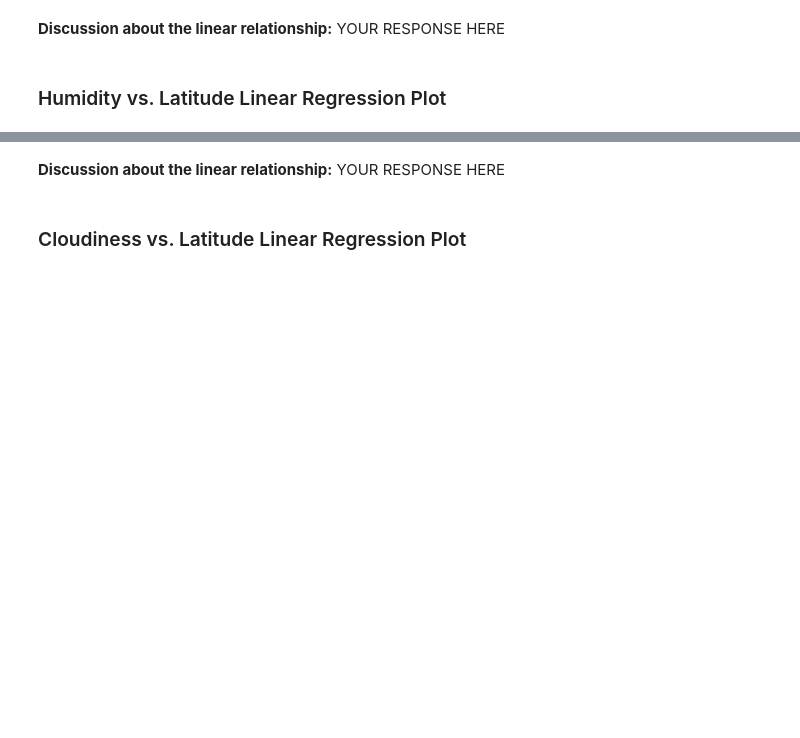
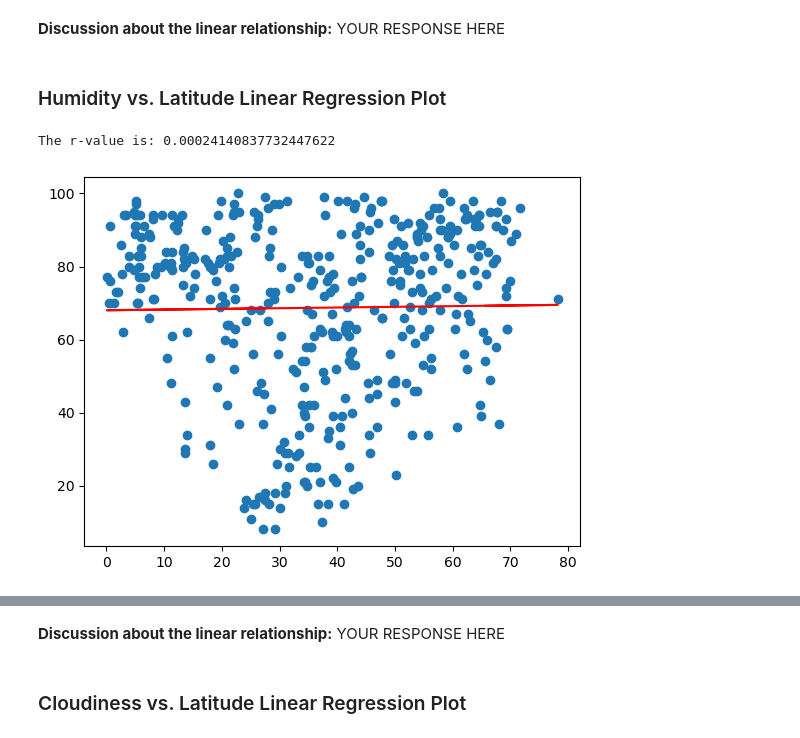
Before and after one commit to fincherc/python-api-challenge, a Jupyter notebook: WeatherPy/WeatherPy.ipynb, the cells around one changed output, grey strips where cells are left out. Drawn from its saved outputs; the diff is of its cells as text; code cells hidden in the pictures; blank space fills up the shorter version.

```diff
--- a/WeatherPy/WeatherPy.ipynb
+++ b/WeatherPy/WeatherPy.ipynb
@@ -308,0 +334,6 @@ southern_hemi_df.head()
+# %%
+# Northern Hemisphere
+lin_regress_plots(northern_hemi_df["Lat"], northern_hemi_df["Humidity"])
+# %% [output]
+The r-value is: 0.00024140837732447622
+[figure, added]
```
Also changed, not shown: parts of 18 cells of this notebook, 1 other file.
